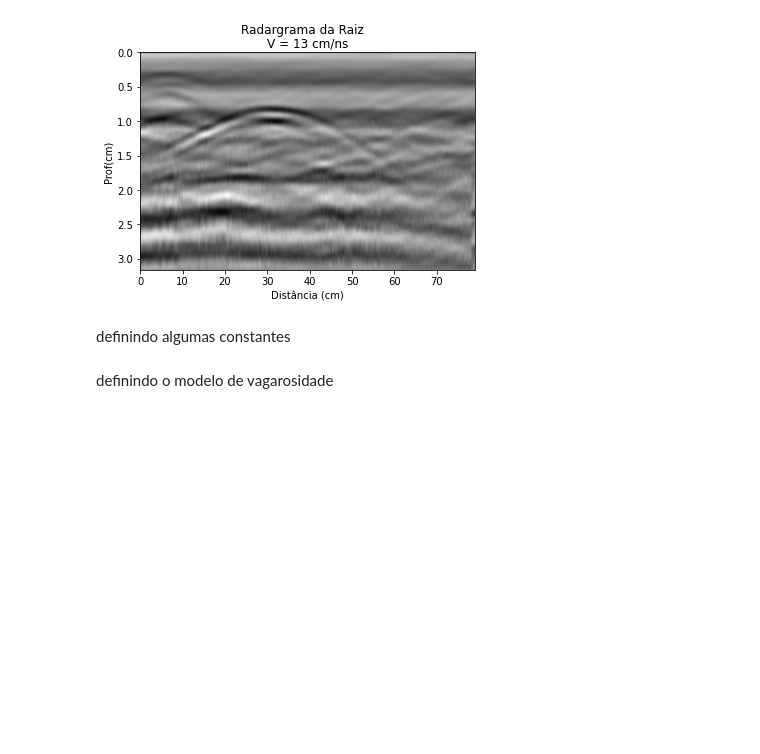
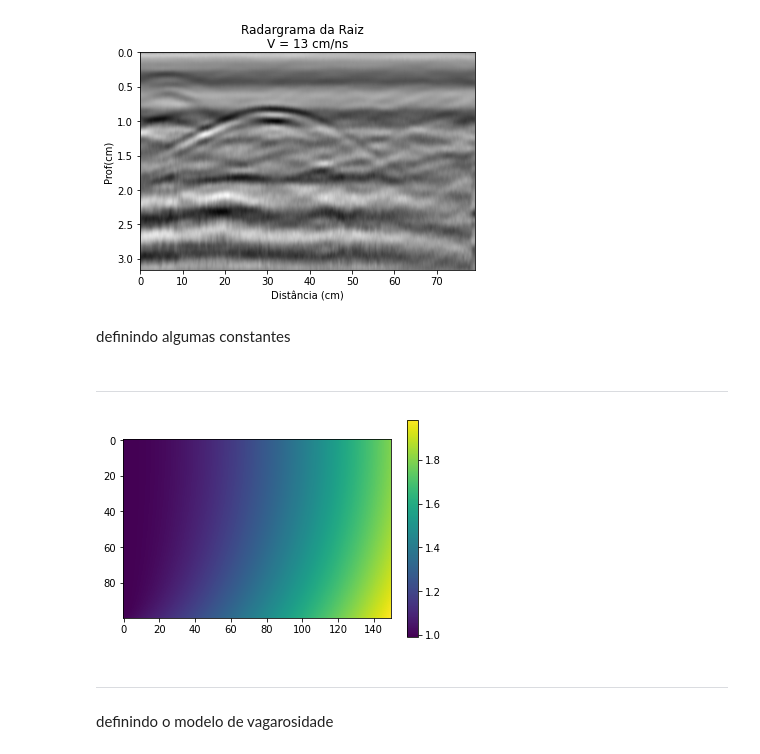
Before and after one commit to GuilhermeZakarewicz/DiffraPy, a Jupyter notebook: Testes_GPR.ipynb, the cells around one changed output. Saved outputs shown, nothing was run; the diff lists cells and outputs as text; code cells hidden in the pictures; blank space fills up the shorter version.

```diff
--- a/Testes_GPR.ipynb
+++ b/Testes_GPR.ipynb
@@ -91,6 +91,33 @@ dx=0.25 #metros?
 dz=0.008 #nano segundos?
 dt=0.008 #nano segundos?
 c=0.13 #m/ns? como faço ele entender que essa é a unidade? antes eu usava m/s...
+# %% [markdown]
+----------------------
+# %%
+ntrace = 100
+nz = 150
+c = 50
+dx = 0.25
+dz = 0.25
+
+time_table = np.zeros([ntrace,nz])
+
+for ixtrace in range(0,ntrace):
+    for ixs in range(0,ntrace):
+        for izs in range(0,nz):
+            r = np.sqrt((izs*dz)**2 + (ixtrace*dx - ixs*dx)**2) + np.sqrt((izs*dz)**2 + (ixtrace*dx + ixs*dx)**2)
+            if r!=0:
+                time_table[ixs,izs]=r/c
+            elif r==0:
+                time_table[ixs,izs]=1e-10
+
+plt.imshow(time_table)
+plt.colorbar()
+plt.show()
+# %% [output]
+[figure, added]
+# %% [markdown]
+---------------------
 # %% [markdown]
 definindo o modelo de vagarosidade
 # %%
```
Also changed, not shown: parts of 1 cell of this notebook.
